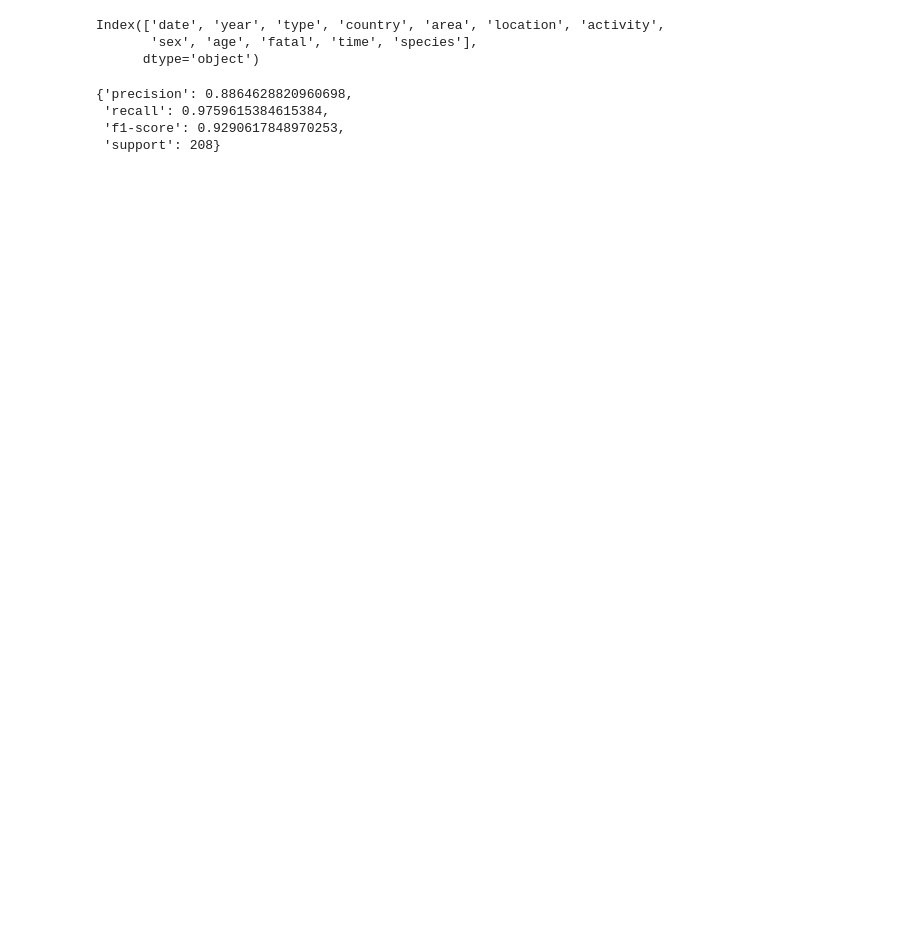
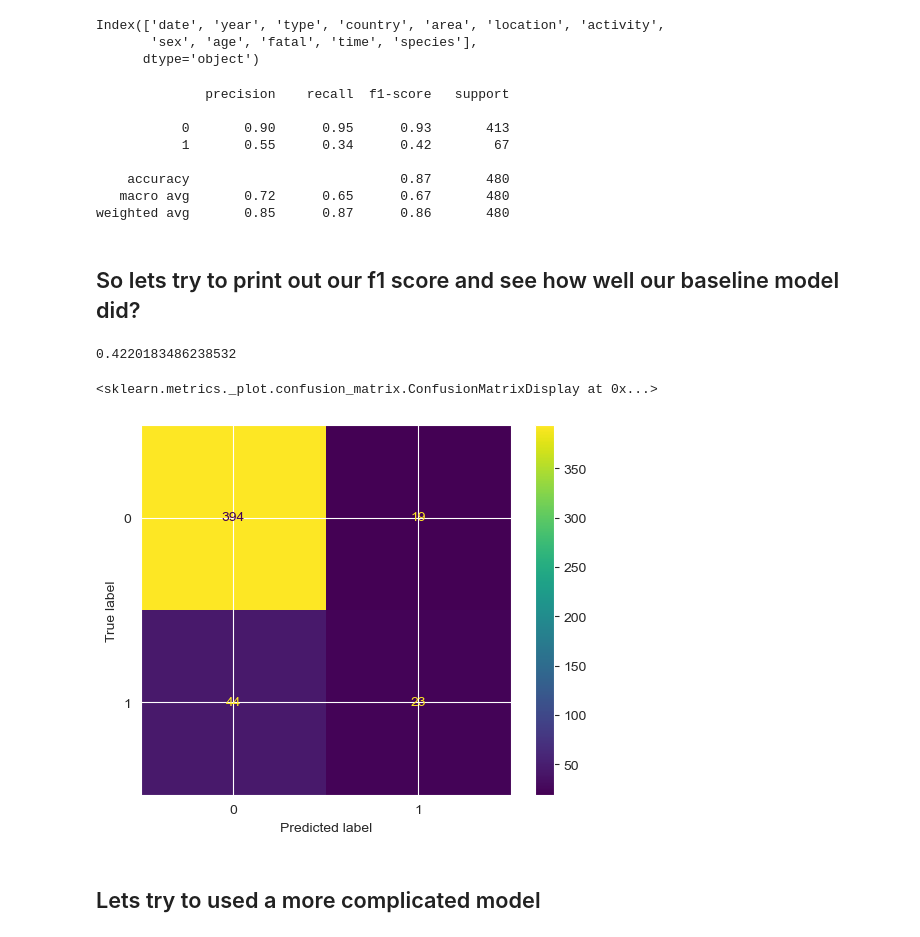
Before and after one commit to pedrov718/Shark_Attacks, a Jupyter notebook: model_fitting.ipynb, the cells around one changed output. Saved outputs shown, nothing was run; the diff lists cells and outputs as text; code cells hidden in the pictures; blank space fills up the shorter version.

```diff
--- a/model_fitting.ipynb
+++ b/model_fitting.ipynb
@@ -181,19 +182,35 @@ X_encoded = OHE.fit_transform(X)
 # %%
 shark_encoded_age = pd.DataFrame(X_encoded.todense()).join(shark.age)
 # %%
-model = LogisticRegression()
+logistic_model = LogisticRegressionCV()
 
-X_train, X_test, y_train, y_test = train_test_split(X_encoded, y, test_size=0.2, random_state=42)
+X_train, X_test, y_train, y_test = train_test_split(X_encoded, y, test_size=0.4, random_state=42, stratify= y )
 
 model.fit(X_train, y_train) # tell it known stuff
 
 y_predict = model.predict(X_test) # given future input, predict future output!
 # %%
-from sklearn.metrics import classification_report
-
-classification_report(y_test, y_predict, output_dict = True)[""]
+print(classification_report(y_test, y_predict, output_dict = False
+                    ))
 # %% [output]
-{'precision': 0.8864628820960698,
- 'recall': 0.9759615384615384,
- 'f1-score': 0.9290617848970253,
- 'support': 208}
+              precision    recall  f1-score   support
+
+           0       0.90      0.95      0.93       413
+           1       0.55      0.34      0.42        67
+
+    accuracy                           0.87       480
+   macro avg       0.72      0.65      0.67       480
+weighted avg       0.85      0.87      0.86       480
+# %% [markdown]
+## So lets try to print out our f1 score and see how well our baseline model did?
+# %%
+f1_score(y_test, y_predict) # Not too great!
+# %% [output]
+0.4220183486238532
+# %%
+plot_confusion_matrix(model, X_test, y_test) ## remember we are focused on our true positives here and should be focused on prediciting if a shark encounter will indeed be fatal
+# %% [output]
+<sklearn.metrics._plot.confusion_matrix.ConfusionMatrixDisplay at 0x...>
+[figure, added]
+# %% [markdown]
+## Lets try to used a more complicated model
```
Also changed, not shown: parts of 3 cells of this notebook.
